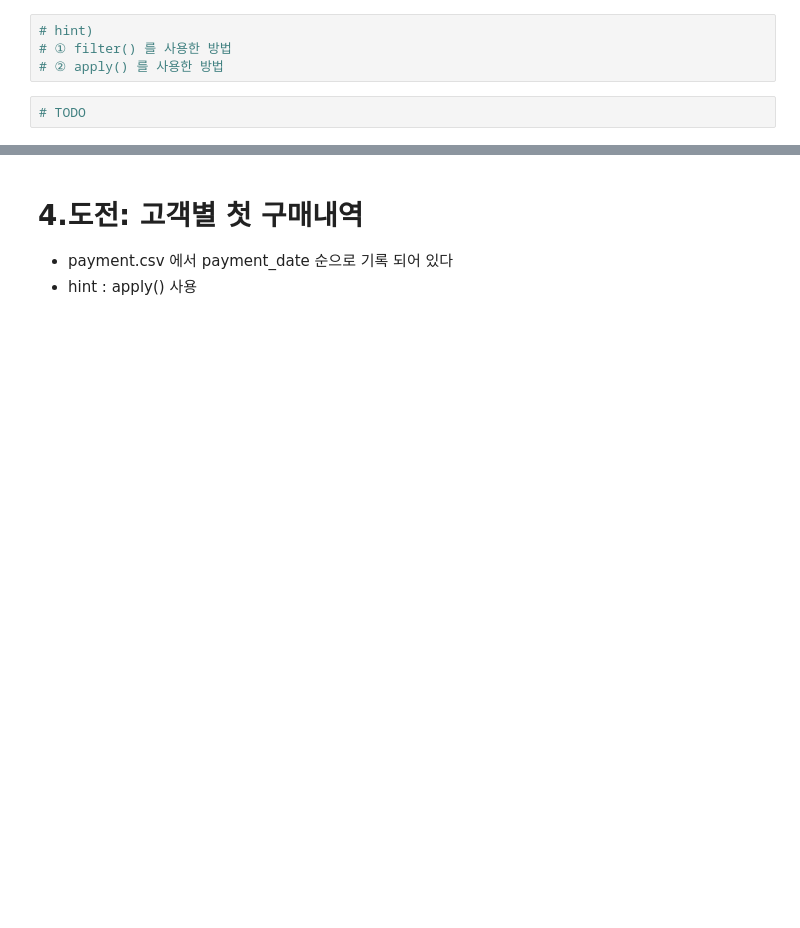
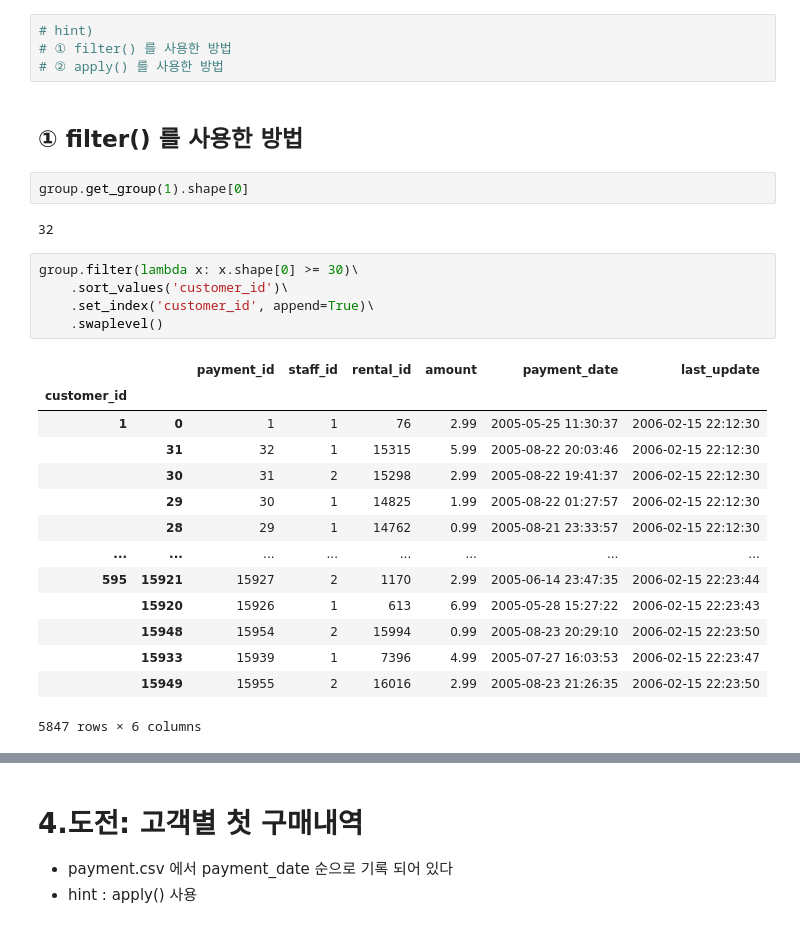
Before and after one commit to LeoChoi224/PyWork, a Jupyter notebook: 07_DataAnalysis/06b payment x customer (rev).ipynb, the cells around one changed output, grey strips where cells are left out. Saved outputs shown, nothing was run; the diff lists cells and outputs as text; blank space fills up the shorter version.

```diff
--- a/07_DataAnalysis/06b payment x customer (rev).ipynb
+++ b/07_DataAnalysis/06b payment x customer (rev).ipynb
@@ -84,5 +195,29 @@ group = payment_df.groupby("customer_id")  # 고객별로 쪼개기
 # hint)
 # ① filter() 를 사용한 방법
 # ② apply() 를 사용한 방법
-# %%
-# TODO
+# %% [markdown]
+## ① filter() 를 사용한 방법
+# %%
+group.get_group(1).shape[0]
+# %% [output]
+32
+# %%
+group.filter(lambda x: x.shape[0] >= 30)\
+    .sort_values('customer_id')\
+    .set_index('customer_id', append=True)\
+    .swaplevel()
+# %% [output]
+|  |  | payment_id | staff_id | rental_id | amount | payment_date | last_update |
+| customer_id |  |  |  |  |  |  |  |
+| 1 | 0 | 1 | 1 | 76 | 2.99 | 2005-05-25 11:30:37 | 2006-02-15 22:12:30 |
+|  | 31 | 32 | 1 | 15315 | 5.99 | 2005-08-22 20:03:46 | 2006-02-15 22:12:30 |
+|  | 30 | 31 | 2 | 15298 | 2.99 | 2005-08-22 19:41:37 | 2006-02-15 22:12:30 |
+|  | 29 | 30 | 1 | 14825 | 1.99 | 2005-08-22 01:27:57 | 2006-02-15 22:12:30 |
+|  | 28 | 29 | 1 | 14762 | 0.99 | 2005-08-21 23:33:57 | 2006-02-15 22:12:30 |
+| ... | ... | ... | ... | ... | ... | ... | ... |
+| 595 | 15921 | 15927 | 2 | 1170 | 2.99 | 2005-06-14 23:47:35 | 2006-02-15 22:23:44 |
+|  | 15920 | 15926 | 1 | 613 | 6.99 | 2005-05-28 15:27:22 | 2006-02-15 22:23:43 |
+|  | 15948 | 15954 | 2 | 15994 | 0.99 | 2005-08-23 20:29:10 | 2006-02-15 22:23:50 |
+|  | 15933 | 15939 | 1 | 7396 | 4.99 | 2005-07-27 16:03:53 | 2006-02-15 22:23:47 |
+|  | 15949 | 15955 | 2 | 16016 | 2.99 | 2005-08-23 21:26:35 | 2006-02-15 22:23:50 |
+5847 rows × 6 columns
```
Also changed, not shown: parts of 39 cells of this notebook, 8 other files.
